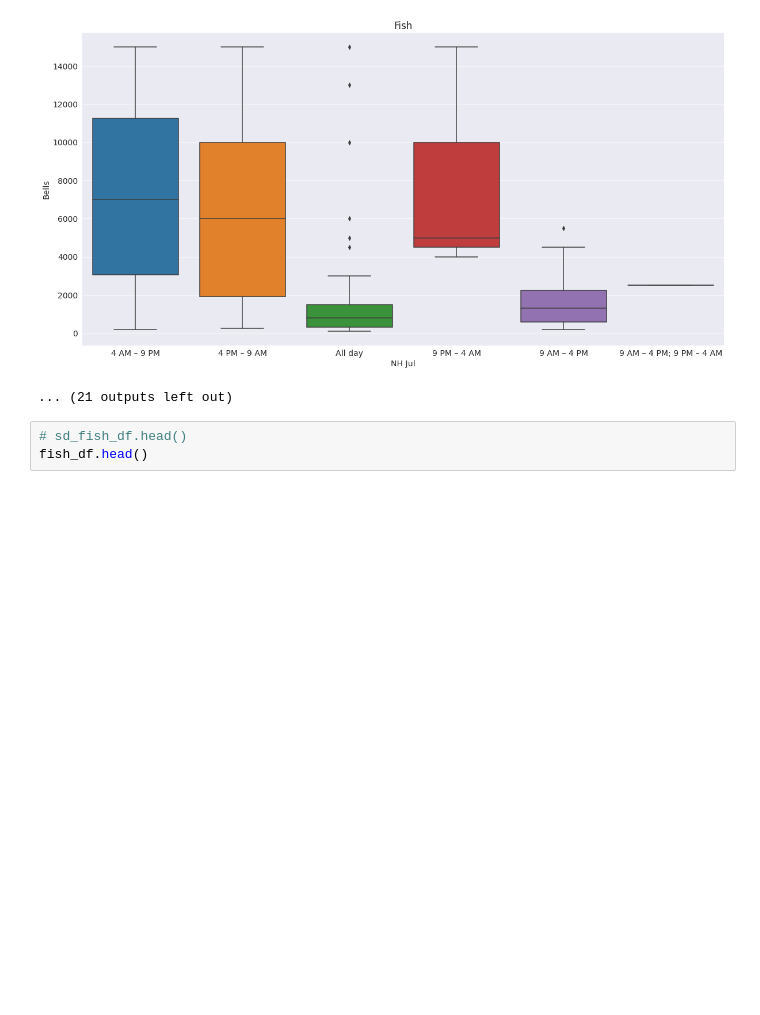
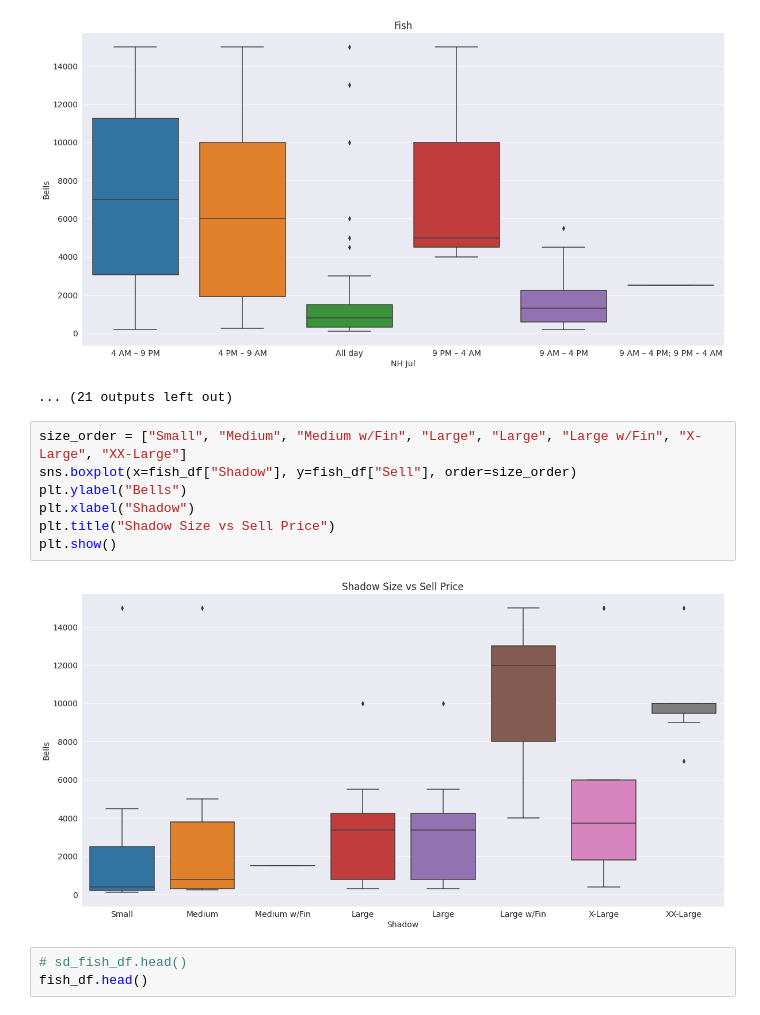
Before and after one commit to fdac23/animal-crossing-economy, a Jupyter notebook: More Graphing.ipynb, the cells around one changed output. Cells and saved outputs as stored; diff of their text form; blank space fills up the shorter version.

```diff
--- a/More Graphing.ipynb
+++ b/More Graphing.ipynb
@@ -96,6 +96,15 @@ for feture in fish_df.columns[3:36]:
 [figure]
 [figure]
 ... (21 outputs left out)
+# %%
+size_order = ["Small", "Medium", "Medium w/Fin", "Large", "Large", "Large w/Fin", "X-Large", "XX-Large"]
+sns.boxplot(x=fish_df["Shadow"], y=fish_df["Sell"], order=size_order)
+plt.ylabel("Bells")
+plt.xlabel("Shadow")
+plt.title("Shadow Size vs Sell Price")
+plt.show()
+# %% [output]
+[figure, added]
 # %%
 # sd_fish_df.head()
 fish_df.head()
```
Also changed, not shown: parts of 4 cells of this notebook.
